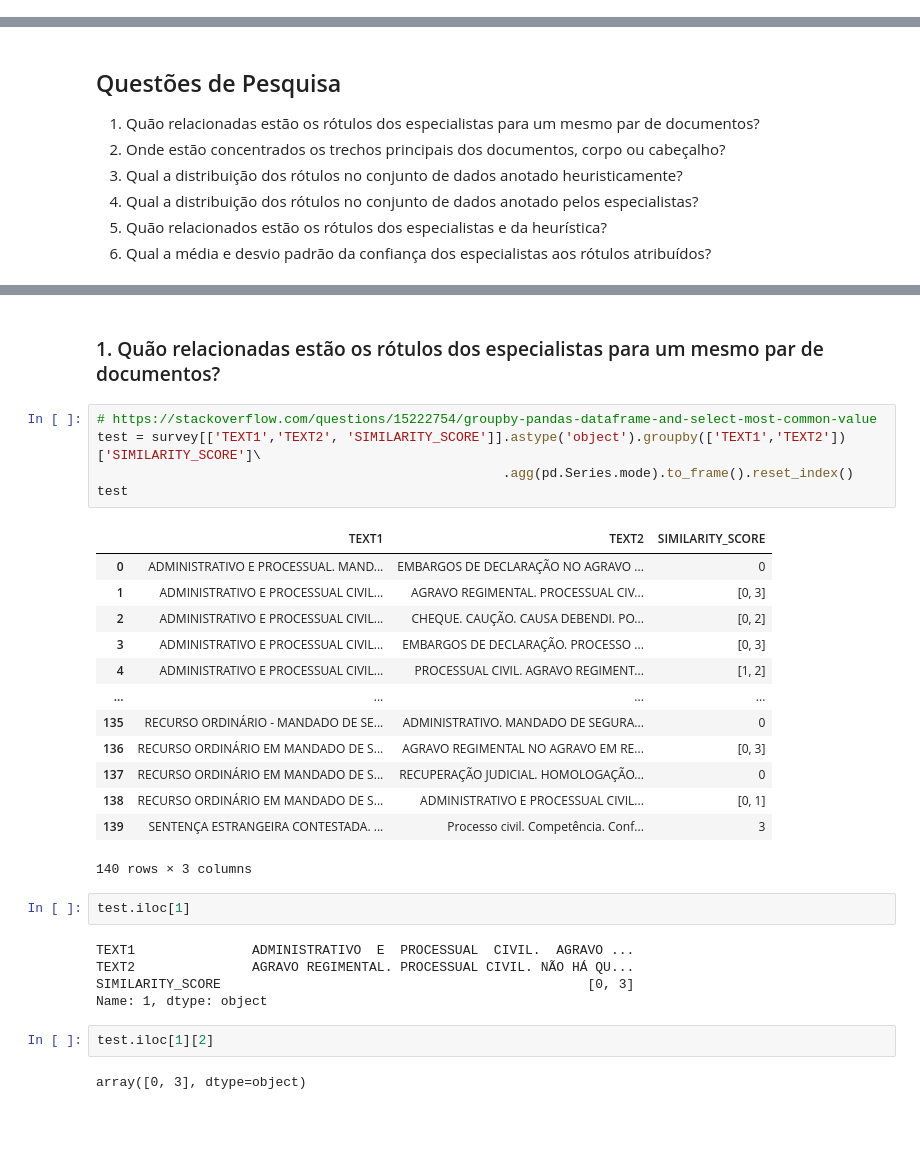
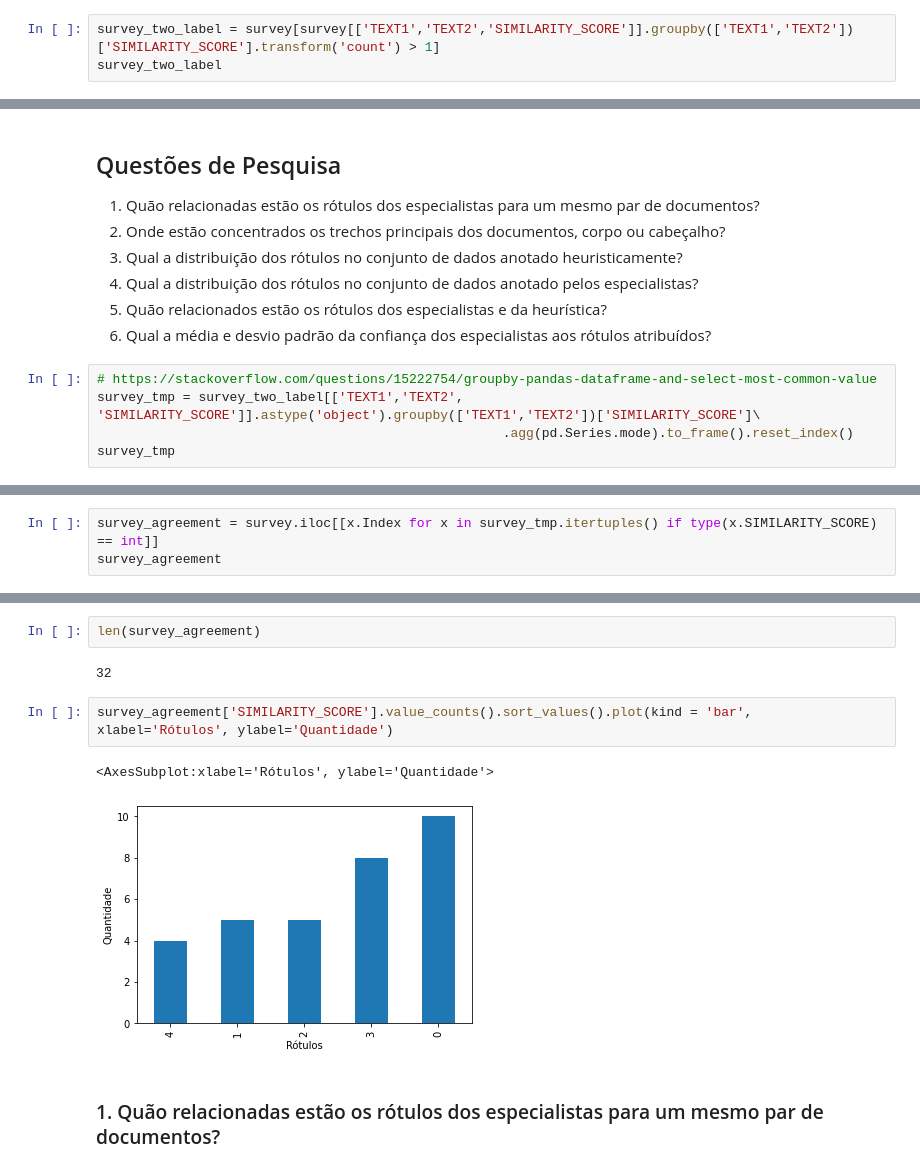
Before and after one commit to danieljunior/jidm, a Jupyter notebook: Data Analysis.ipynb, the cells around one changed output, grey strips where cells are left out. Drawn from its saved outputs; the diff is of its cells as text; blank space fills up the shorter version.

Commit message:
Analyzing agreement and discrepancy in data annotation

```diff
--- a/Data Analysis.ipynb
+++ b/Data Analysis.ipynb
@@ -21,0 +28,3 @@ survey
+# %%
+survey_two_label = survey[survey[['TEXT1','TEXT2','SIMILARITY_SCORE']].groupby(['TEXT1','TEXT2'])['SIMILARITY_SCORE'].transform('count') > 1]
+survey_two_label
@@ -45,3 +68,8 @@ heuristic
 4. Qual a distribuição dos rótulos no conjunto de dados anotado pelos especialistas?
 5. Quão relacionados estão os rótulos dos especialistas e da heurística?
 6. Qual a média e desvio padrão da confiança dos especialistas aos rótulos atribuídos?
+# %%
+# https://stackoverflow.com/questions/15222754/groupby-pandas-dataframe-and-select-most-common-value
+survey_tmp = survey_two_label[['TEXT1','TEXT2', 'SIMILARITY_SCORE']].astype('object').groupby(['TEXT1','TEXT2'])['SIMILARITY_SCORE']\
+                                                    .agg(pd.Series.mode).to_frame().reset_index()
+survey_tmp
@@ -47,0 +108,3 @@ heuristic
+# %%
+survey_agreement = survey.iloc[[x.Index for x in survey_tmp.itertuples() if type(x.SIMILARITY_SCORE) == int]]
+survey_agreement
@@ -48,32 +129,11 @@ heuristic
+# %%
+len(survey_agreement)
+# %% [output]
+32
+# %%
+survey_agreement['SIMILARITY_SCORE'].value_counts().sort_values().plot(kind = 'bar', xlabel='Rótulos', ylabel='Quantidade')
+# %% [output]
+<AxesSubplot:xlabel='Rótulos', ylabel='Quantidade'>
+[figure, added]
 # %% [markdown]
 ### 1. Quão relacionadas estão os rótulos dos especialistas para um mesmo par de documentos?
-# %%
-# https://stackoverflow.com/questions/15222754/groupby-pandas-dataframe-and-select-most-common-value
-test = survey[['TEXT1','TEXT2', 'SIMILARITY_SCORE']].astype('object').groupby(['TEXT1','TEXT2'])['SIMILARITY_SCORE']\
-                                                    .agg(pd.Series.mode).to_frame().reset_index()
-test
-# %% [output]
-|  | TEXT1 | TEXT2 | SIMILARITY_SCORE |
-| 0 | ADMINISTRATIVO E PROCESSUAL. MAND... | EMBARGOS DE DECLARAÇÃO NO AGRAVO ... | 0 |
-| 1 | ADMINISTRATIVO E PROCESSUAL CIVIL... | AGRAVO REGIMENTAL. PROCESSUAL CIV... | [0, 3] |
-| 2 | ADMINISTRATIVO E PROCESSUAL CIVIL... | CHEQUE. CAUÇÃO. CAUSA DEBENDI. PO... | [0, 2] |
-| 3 | ADMINISTRATIVO E PROCESSUAL CIVIL... | EMBARGOS DE DECLARAÇÃO. PROCESSO ... | [0, 3] |
-| 4 | ADMINISTRATIVO E PROCESSUAL CIVIL... | PROCESSUAL CIVIL. AGRAVO REGIMENT... | [1, 2] |
-| ... | ... | ... | ... |
-| 135 | RECURSO ORDINÁRIO - MANDADO DE SE... | ADMINISTRATIVO. MANDADO DE SEGURA... | 0 |
-| 136 | RECURSO ORDINÁRIO EM MANDADO DE S... | AGRAVO REGIMENTAL NO AGRAVO EM RE... | [0, 3] |
-| 137 | RECURSO ORDINÁRIO EM MANDADO DE S... | RECUPERAÇÃO JUDICIAL. HOMOLOGAÇÃO... | 0 |
-| 138 | RECURSO ORDINÁRIO EM MANDADO DE S... | ADMINISTRATIVO E PROCESSUAL CIVIL... | [0, 1] |
-| 139 | SENTENÇA ESTRANGEIRA CONTESTADA. ... | Processo civil. Competência. Conf... | 3 |
-140 rows × 3 columns
-# %%
-test.iloc[1]
-# %% [output]
-TEXT1               ADMINISTRATIVO  E  PROCESSUAL  CIVIL.  AGRAVO ...
-TEXT2               AGRAVO REGIMENTAL. PROCESSUAL CIVIL. NÃO HÁ QU...
-SIMILARITY_SCORE                                               [0, 3]
-Name: 1, dtype: object
-# %%
-test.iloc[1][2]
-# %% [output]
-array([0, 3], dtype=object)
```
Also changed, not shown: parts of 9 cells of this notebook.
